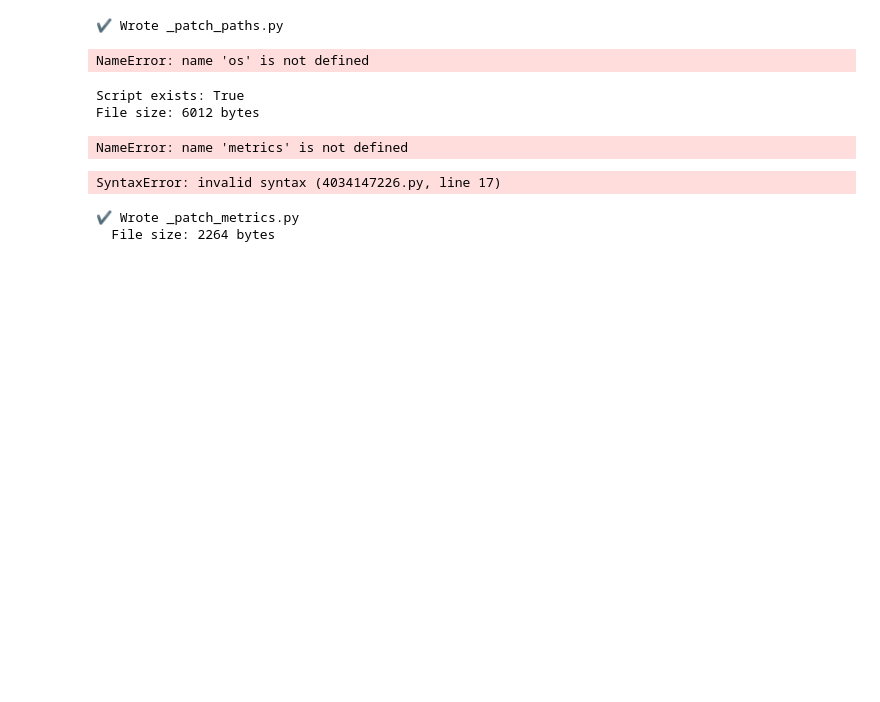
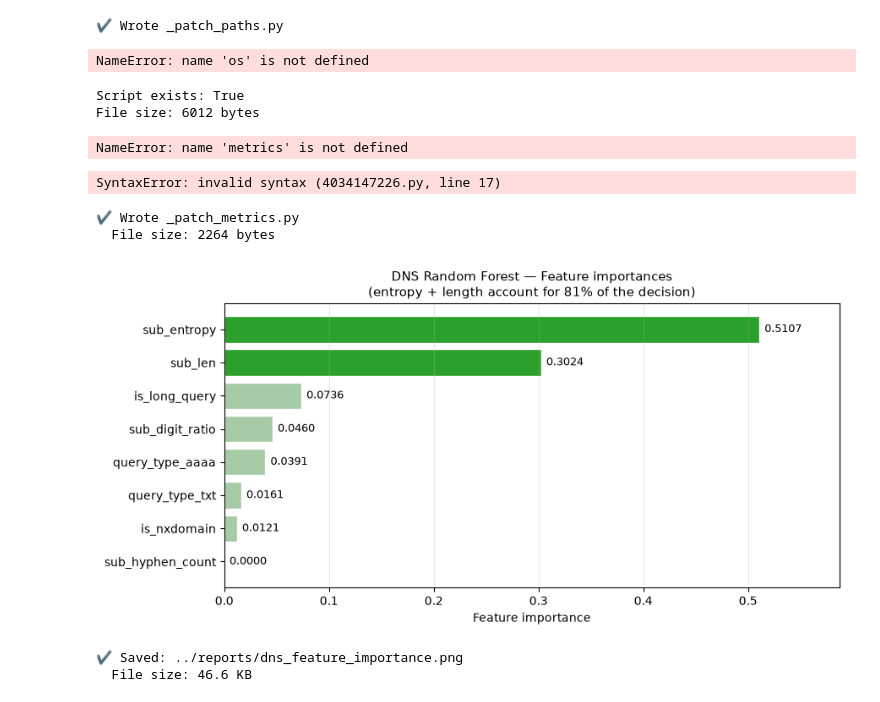
Before and after one commit to ScarletGreyRox/telecom-security-analytics, a Jupyter notebook: notebooks/01_Project_Setup_and_Data_Generation.ipynb, the cells around one changed output. Cells and saved outputs as stored; diff of their text form; code cells hidden in the pictures; blank space fills up the shorter version.

Commit message:
Add DNS feature importance and confusion matrix charts

```diff
--- a/notebooks/01_Project_Setup_and_Data_Generation.ipynb
+++ b/notebooks/01_Project_Setup_and_Data_Generation.ipynb
@@ -9007,3 +9007,45 @@ print("  File size:", os.path.getsize(path), "bytes")
 # %% [output]
 ✔ Wrote _patch_metrics.py
   File size: 2264 bytes
+# %%
+import matplotlib.pyplot as plt
+import pandas as pd
+import os
+
+# Load the feature importances
+fi = pd.read_csv("../reports/dns_feature_importance.csv")
+
+# Sort ascending so the largest bar is at the top
+fi = fi.sort_values("importance", ascending=True)
+
+# Create figure
+fig, ax = plt.subplots(figsize=(9, 4.5))
+
+# Colour the top two features differently to highlight them
+colors = ["#2ca02c" if f in ("sub_entropy", "sub_len") else "#a6c9a6"
+          for f in fi["feature"]]
+
+ax.barh(fi["feature"], fi["importance"], color=colors, edgecolor="white")
+
+# Annotate each bar with its value
+for i, (feat, val) in enumerate(zip(fi["feature"], fi["importance"])):
+    ax.text(val + 0.005, i, f"{val:.4f}", va="center", fontsize=9)
+
+ax.set_xlabel("Feature importance")
+ax.set_title("DNS Random Forest — Feature importances\n"
+             "(entropy + length account for 81% of the decision)",
+             fontsize=11)
+ax.set_xlim(0, fi["importance"].max() * 1.15)
+ax.grid(alpha=0.3, axis="x")
+plt.tight_layout()
+
+# Save
+out = "../reports/dns_feature_importance.png"
+plt.savefig(out, dpi=140, bbox_inches="tight")
+plt.show()
+print(f"✔ Saved: {out}")
+print(f"  File size: {os.path.getsize(out)/1024:.1f} KB")
+# %% [output]
+[figure, added]
+✔ Saved: ../reports/dns_feature_importance.png
+  File size: 46.6 KB
```
Also changed, not shown: parts of 1 cell of this notebook, 2 other files.
